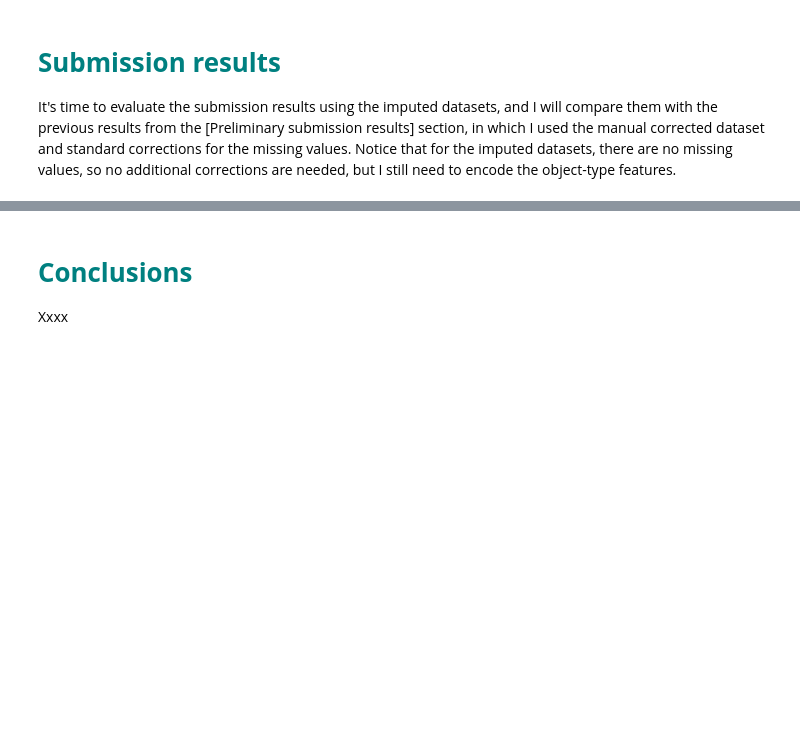
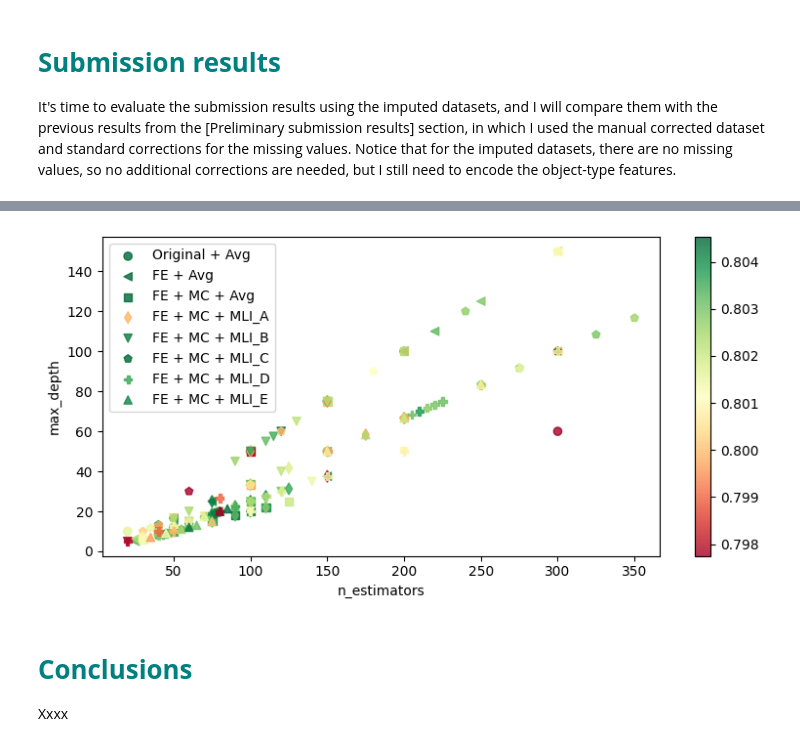
Before and after one commit to Fertmeneses/titanic-spaceship-kaggle, a Jupyter notebook: 03_spaceship-titanic-data-imputation.ipynb, the cells around one changed output, grey strips where cells are left out. Drawn from its saved outputs; the diff is of its cells as text; code cells hidden in the pictures; blank space fills up the shorter version.

```diff
--- a/03_spaceship-titanic-data-imputation.ipynb
+++ b/03_spaceship-titanic-data-imputation.ipynb
@@ -1753,3 +1737,26 @@ compare_submission_scores(results,benchmark=benchmark,figsize=(10,5),x_min_filte
+# %%
+fig = plt.figure(figsize=(8,4))
+markers = ["o","<","s","d","v","p","P","^","*","D",">"]
+for j,version in enumerate(results):
+    df_v = results[version]
+    conds = (
+        (df_v['max_depth']<6) &
+        (df_v['n_estimators']<400) &
+        ((df_v['Model'] == 'XGBClassifier') | (df_v['Model'] == 'GradientBoostingClassifier'))
+        )
+    n_est = df_v[conds]['n_estimators']
+    max_d = df_v[conds]['max_depth']
+    subm_score = df_v[conds]['subm_score']
+    sc = plt.scatter(n_est,n_est/max_d,c=subm_score,cmap='RdYlGn',alpha=0.8,
+                     marker=markers[j % len(markers)],label=version)
+
+plt.colorbar(sc)
+plt.xlabel('n_estimators')
+plt.ylabel('max_depth')
+plt.legend()
+fig.tight_layout()
+# %% [output]
+[figure, added]
 # %% [markdown]
 <a id="Conclusions"></a>
 # <span style="color:teal;font-weight:bold;">Conclusions</span>
```
Also changed, not shown: parts of 4 cells of this notebook.
